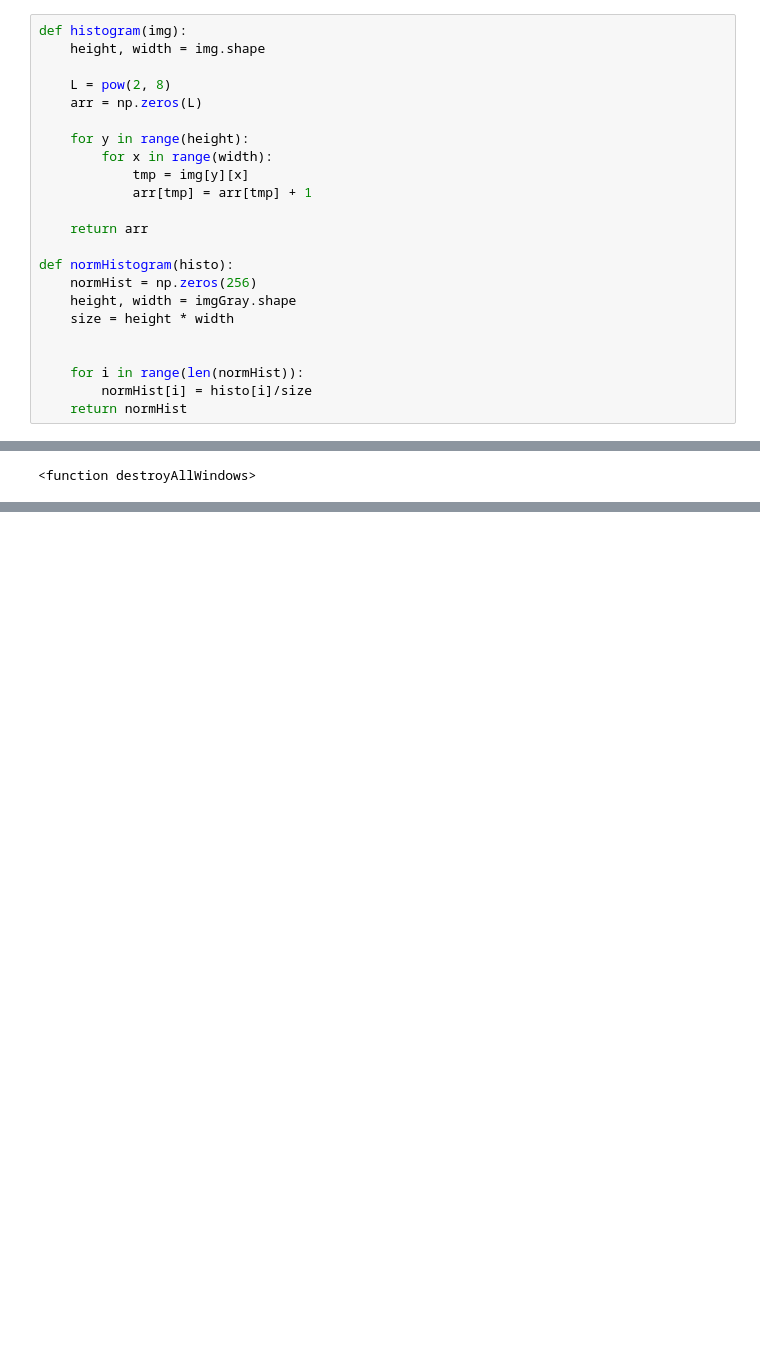
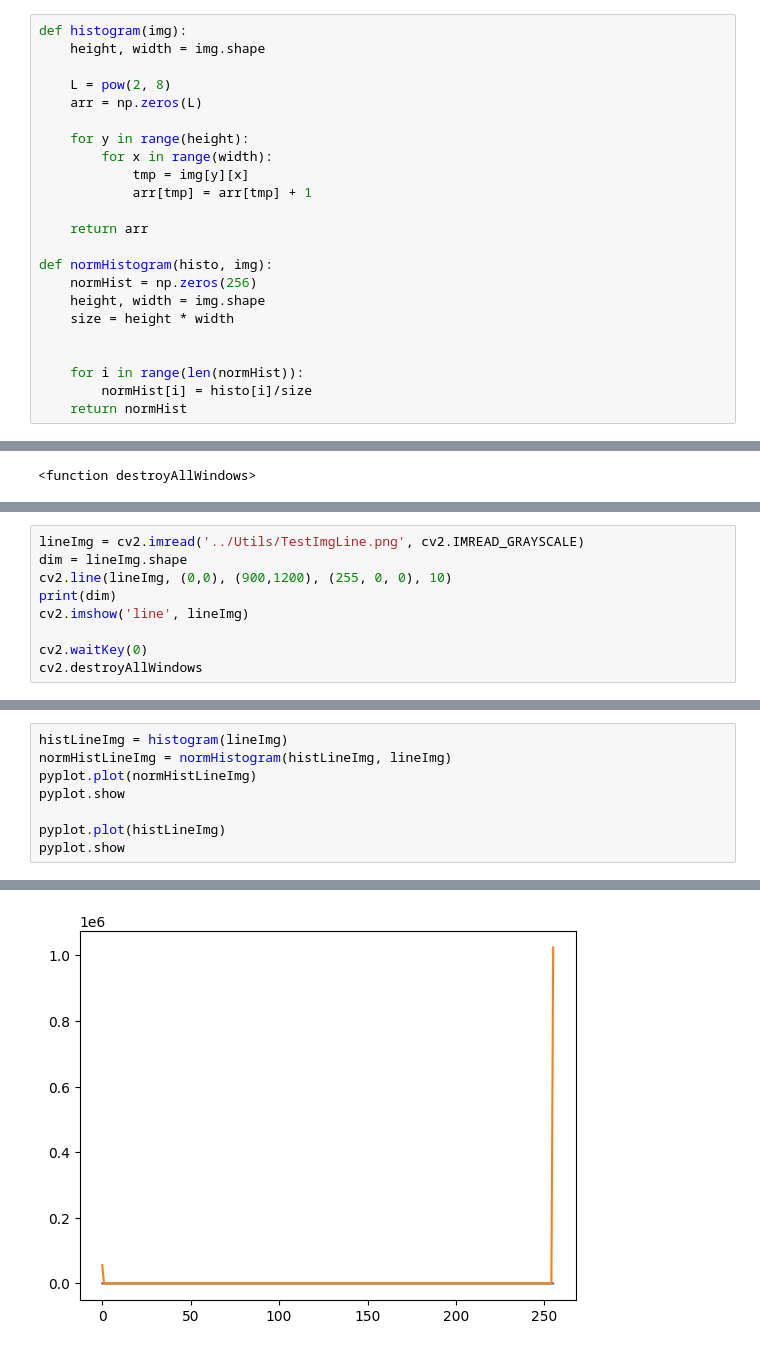
Before and after one commit to Billamw/Bildverarbeitung_THKoeln, a Jupyter notebook: Jair/BV1.ipynb, the cells around one changed output, grey strips where cells are left out. Saved outputs shown, nothing was run; the diff lists cells and outputs as text; blank space fills up the shorter version.

```diff
--- a/Jair/BV1.ipynb
+++ b/Jair/BV1.ipynb
@@ -53,9 +53,9 @@ def histogram(img):
 
     return arr
 
-def normHistogram(histo):
+def normHistogram(histo, img):
     normHist = np.zeros(256)
-    height, width = imgGray.shape
+    height, width = img.shape
     size = height * width
 
 
@@ -472,0 +475,9 @@ cv2.destroyAllWindows
+# %%
+lineImg = cv2.imread('../Utils/TestImgLine.png', cv2.IMREAD_GRAYSCALE)
+dim = lineImg.shape
+cv2.line(lineImg, (0,0), (900,1200), (255, 0, 0), 10)
+print(dim)
+cv2.imshow('line', lineImg)
+
+cv2.waitKey(0)
+cv2.destroyAllWindows
@@ -472,0 +487,9 @@ cv2.destroyAllWindows
+# %%
+histLineImg = histogram(lineImg)
+normHistLineImg = normHistogram(histLineImg, lineImg)
+pyplot.plot(normHistLineImg)
+pyplot.show
+
+pyplot.plot(histLineImg)
+pyplot.show
+# %% [output]
@@ -472,0 +497 @@ cv2.destroyAllWindows
+[figure, added]
```
Also changed, not shown: parts of 10 cells of this notebook.
